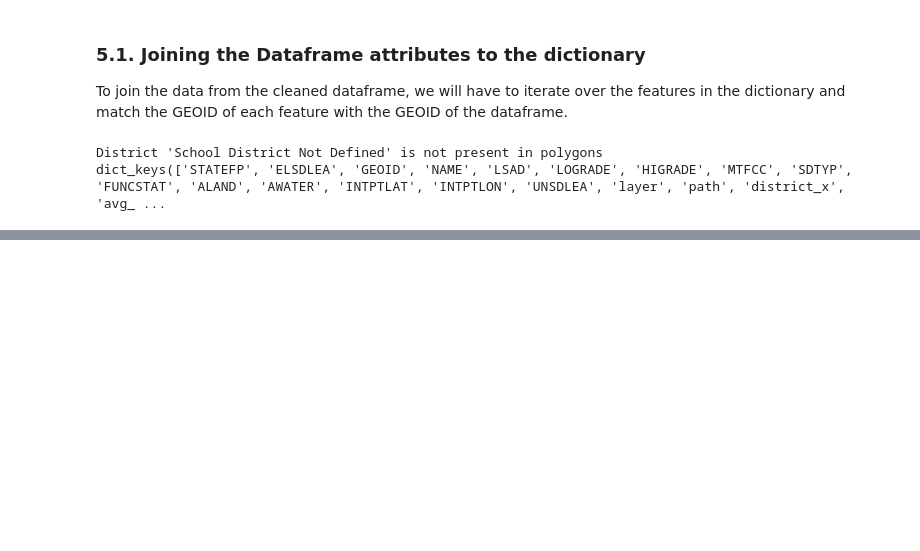
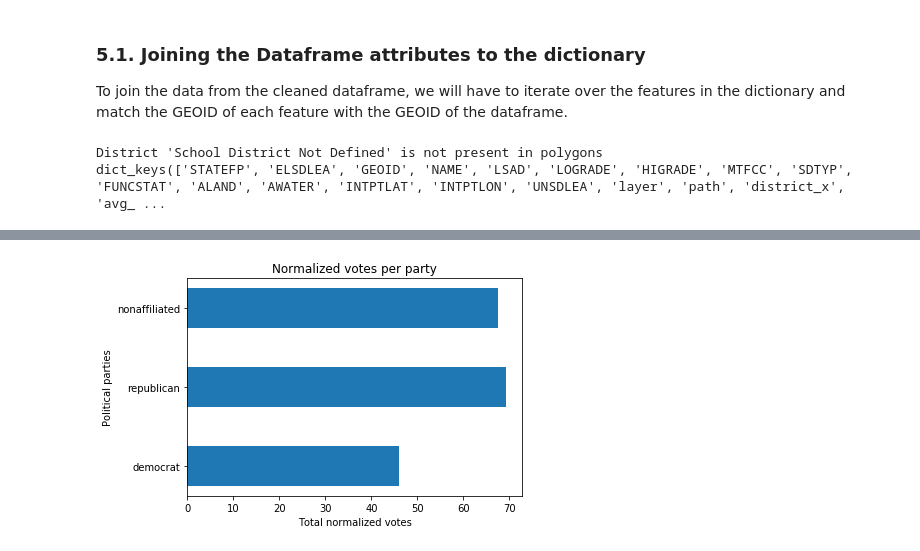
Before and after one commit to rodrigomd94/oregon-school-voters, a Jupyter notebook: notebook/voters_school_board.ipynb, the cells around one changed output, grey strips where cells are left out. Drawn from its saved outputs; the diff is of its cells as text; code cells hidden in the pictures; blank space fills up the shorter version.

```diff
--- a/notebook/voters_school_board.ipynb
+++ b/notebook/voters_school_board.ipynb
@@ -316,0 +361,18 @@ IPython.display.IFrame(url, width=700, height=350)
+# %%
+from numpy import arange
+num_cols = ['democrat', 'republican', 'nonaffiliated']
+normalized = cleaned[num_cols].div(cleaned['voter_count'], axis=0)
+bar_widths = sum(normalized[num_cols].values)
+bar_positions = arange(3) + 1
+tick_positions = range(1,4)
+
+fig, ax = plt.subplots()
+ax.barh(bar_positions, bar_widths, 0.5)
+ax.set_yticks(tick_positions)
+ax.set_yticklabels(num_cols)
+ax.set_xlabel("Total normalized votes")
+ax.set_ylabel("Political parties")
+plt.title("Normalized votes per party")
+plt.show()
+# %% [output]
+[figure, added]
```
Also changed, not shown: parts of 7 cells of this notebook, 1 other file.
